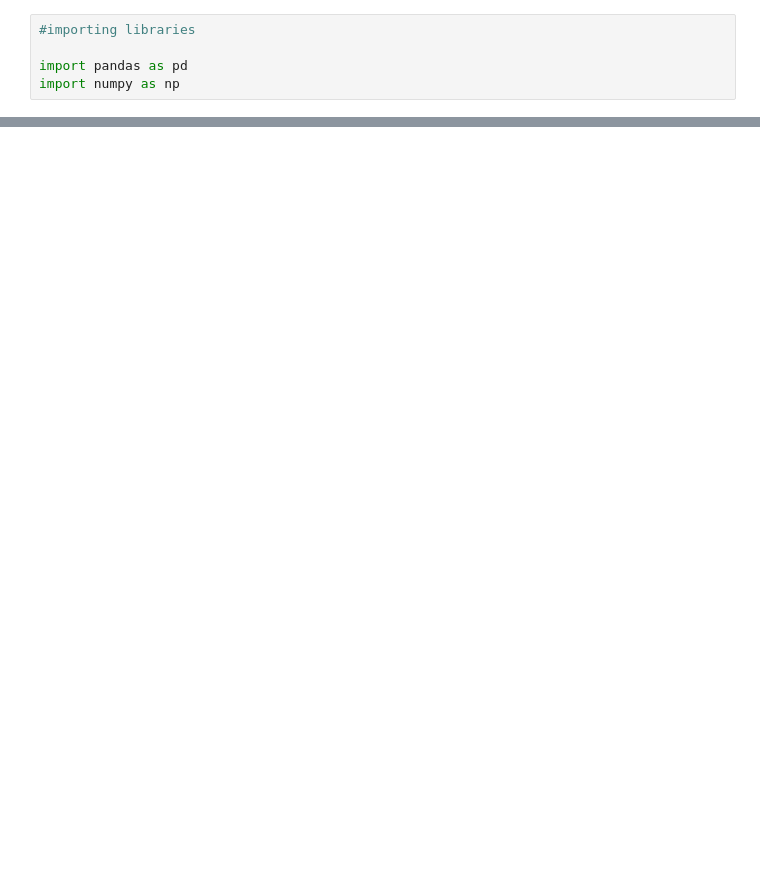
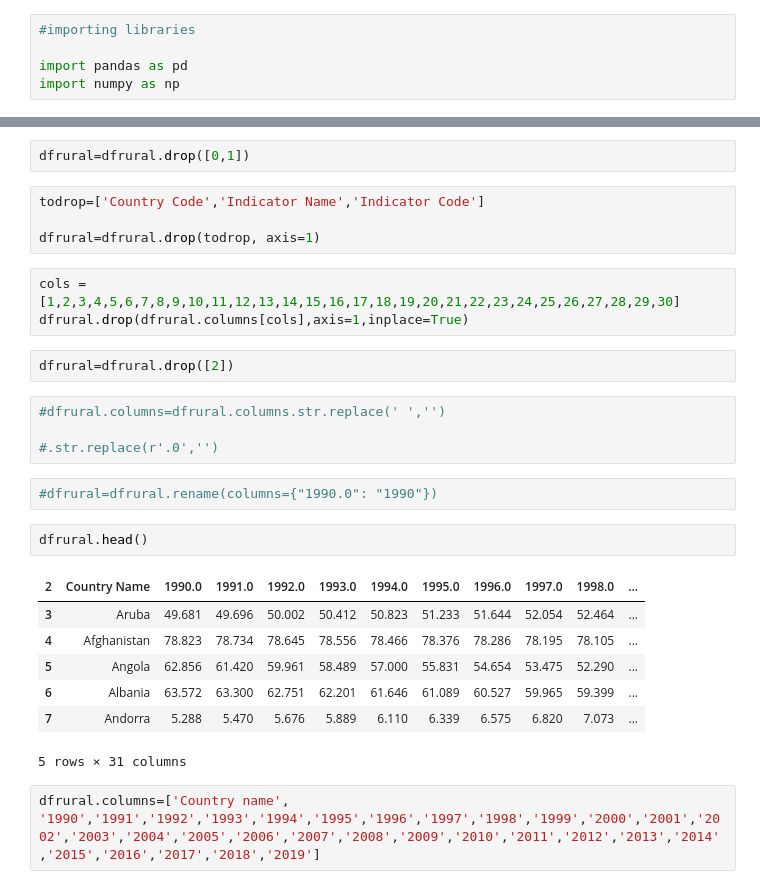
Before and after one commit to Brunadiasmiguel/depression, a Jupyter notebook: data-wrangling/country-sex-age2.ipynb, the cells around one changed output, grey strips where cells are left out. Cells and saved outputs as stored; diff of their text form; blank space fills up the shorter version.

```diff
--- a/data-wrangling/country-sex-age2.ipynb
+++ b/data-wrangling/country-sex-age2.ipynb
@@ -199,0 +281,29 @@ new_df.rename(columns={"value": "depression"})
+# %%
+dfrural=dfrural.drop([0,1])
+# %%
+todrop=['Country Code','Indicator Name','Indicator Code']
+
+dfrural=dfrural.drop(todrop, axis=1)
+# %%
+cols = [1,2,3,4,5,6,7,8,9,10,11,12,13,14,15,16,17,18,19,20,21,22,23,24,25,26,27,28,29,30]
+dfrural.drop(dfrural.columns[cols],axis=1,inplace=True)
+# %%
+dfrural=dfrural.drop([2])
+# %%
+#dfrural.columns=dfrural.columns.str.replace(' ','')
+
+#.str.replace(r'.0','')
+# %%
+#dfrural=dfrural.rename(columns={"1990.0": "1990"})
+# %%
+dfrural.head()
+# %% [output]
+| 2 | Country Name | 1990.0 | 1991.0 | 1992.0 | 1993.0 | 1994.0 | 1995.0 | 1996.0 | 1997.0 | 1998.0 | ... |
+| 3 | Aruba | 49.681 | 49.696 | 50.002 | 50.412 | 50.823 | 51.233 | 51.644 | 52.054 | 52.464 | ... |
+| 4 | Afghanistan | 78.823 | 78.734 | 78.645 | 78.556 | 78.466 | 78.376 | 78.286 | 78.195 | 78.105 | ... |
+| 5 | Angola | 62.856 | 61.420 | 59.961 | 58.489 | 57.000 | 55.831 | 54.654 | 53.475 | 52.290 | ... |
+| 6 | Albania | 63.572 | 63.300 | 62.751 | 62.201 | 61.646 | 61.089 | 60.527 | 59.965 | 59.399 | ... |
+| 7 | Andorra | 5.288 | 5.470 | 5.676 | 5.889 | 6.110 | 6.339 | 6.575 | 6.820 | 7.073 | ... |
+5 rows × 31 columns
+# %%
+dfrural.columns=['Country name', '1990','1991','1992','1993','1994','1995','1996','1997','1998','1999','2000','2001','2002','2003','2004','2005','2006','2007','2008','2009','2010','2011','2012','2013','2014','2015','2016','2017','2018','2019']
```
Also changed, not shown: parts of 82 cells of this notebook.
